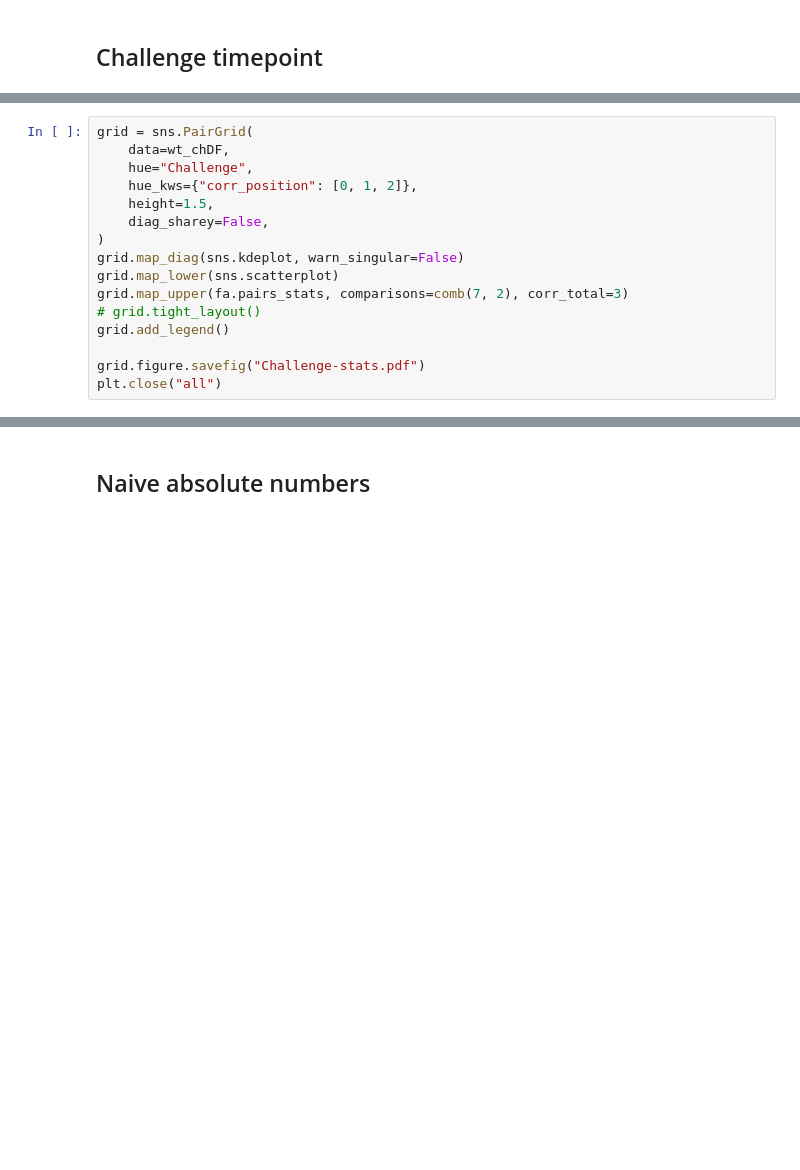
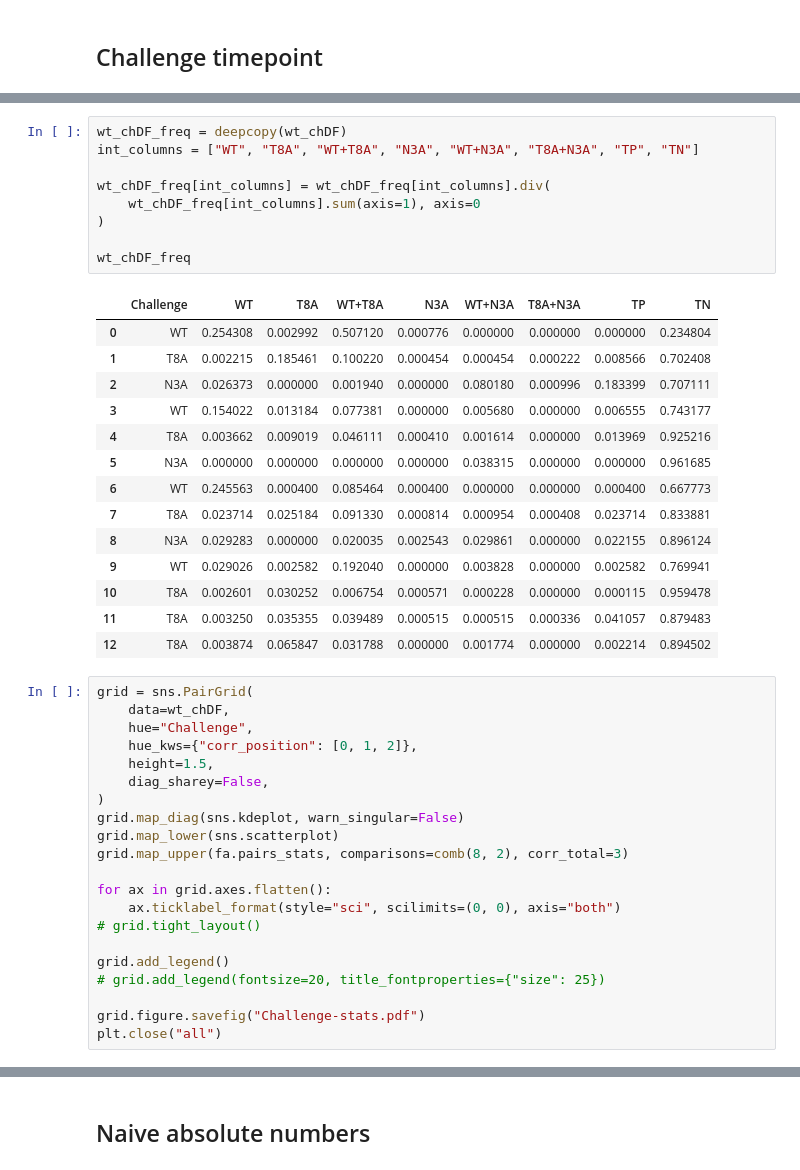
Before and after one commit to WolfDanny/IAV_analysis, a Jupyter notebook: Figures.ipynb, the cells around one changed output, grey strips where cells are left out. Drawn from its saved outputs; the diff is of its cells as text; blank space fills up the shorter version.

```diff
--- a/Figures.ipynb
+++ b/Figures.ipynb
@@ -373,3 +384,27 @@ wt_chDF[(wt_chDF.Challenge == "N3A")]
+# %%
+wt_chDF_freq = deepcopy(wt_chDF)
+int_columns = ["WT", "T8A", "WT+T8A", "N3A", "WT+N3A", "T8A+N3A", "TP", "TN"]
+
+wt_chDF_freq[int_columns] = wt_chDF_freq[int_columns].div(
+    wt_chDF_freq[int_columns].sum(axis=1), axis=0
+)
+
+wt_chDF_freq
+# %% [output]
+|  | Challenge | WT | T8A | WT+T8A | N3A | WT+N3A | T8A+N3A | TP | TN |
+| 0 | WT | 0.254308 | 0.002992 | 0.507120 | 0.000776 | 0.000000 | 0.000000 | 0.000000 | 0.234804 |
+| 1 | T8A | 0.002215 | 0.185461 | 0.100220 | 0.000454 | 0.000454 | 0.000222 | 0.008566 | 0.702408 |
+| 2 | N3A | 0.026373 | 0.000000 | 0.001940 | 0.000000 | 0.080180 | 0.000996 | 0.183399 | 0.707111 |
+| 3 | WT | 0.154022 | 0.013184 | 0.077381 | 0.000000 | 0.005680 | 0.000000 | 0.006555 | 0.743177 |
+| 4 | T8A | 0.003662 | 0.009019 | 0.046111 | 0.000410 | 0.001614 | 0.000000 | 0.013969 | 0.925216 |
+| 5 | N3A | 0.000000 | 0.000000 | 0.000000 | 0.000000 | 0.038315 | 0.000000 | 0.000000 | 0.961685 |
+| 6 | WT | 0.245563 | 0.000400 | 0.085464 | 0.000400 | 0.000000 | 0.000000 | 0.000400 | 0.667773 |
+| 7 | T8A | 0.023714 | 0.025184 | 0.091330 | 0.000814 | 0.000954 | 0.000408 | 0.023714 | 0.833881 |
+| 8 | N3A | 0.029283 | 0.000000 | 0.020035 | 0.002543 | 0.029861 | 0.000000 | 0.022155 | 0.896124 |
+| 9 | WT | 0.029026 | 0.002582 | 0.192040 | 0.000000 | 0.003828 | 0.000000 | 0.002582 | 0.769941 |
+| 10 | T8A | 0.002601 | 0.030252 | 0.006754 | 0.000571 | 0.000228 | 0.000000 | 0.000115 | 0.959478 |
+| 11 | T8A | 0.003250 | 0.035355 | 0.039489 | 0.000515 | 0.000515 | 0.000336 | 0.041057 | 0.879483 |
+| 12 | T8A | 0.003874 | 0.065847 | 0.031788 | 0.000000 | 0.001774 | 0.000000 | 0.002214 | 0.894502 |
 # %%
 grid = sns.PairGrid(
     data=wt_chDF,
@@ -380,9 +415,14 @@ grid = sns.PairGrid(
 )
 grid.map_diag(sns.kdeplot, warn_singular=False)
 grid.map_lower(sns.scatterplot)
-grid.map_upper(fa.pairs_stats, comparisons=comb(7, 2), corr_total=3)
+grid.map_upper(fa.pairs_stats, comparisons=comb(8, 2), corr_total=3)
+
+for ax in grid.axes.flatten():
+    ax.ticklabel_format(style="sci", scilimits=(0, 0), axis="both")
 # grid.tight_layout()
+
 grid.add_legend()
+# grid.add_legend(fontsize=20, title_fontproperties={"size": 25})
 
 grid.figure.savefig("Challenge-stats.pdf")
 plt.close("all")
```
Also changed, not shown: parts of 12 cells of this notebook, 3 other files.
